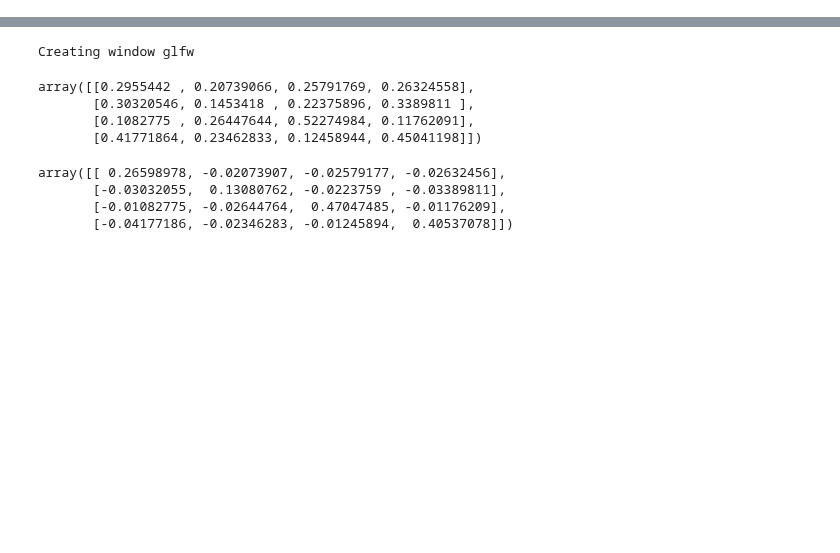
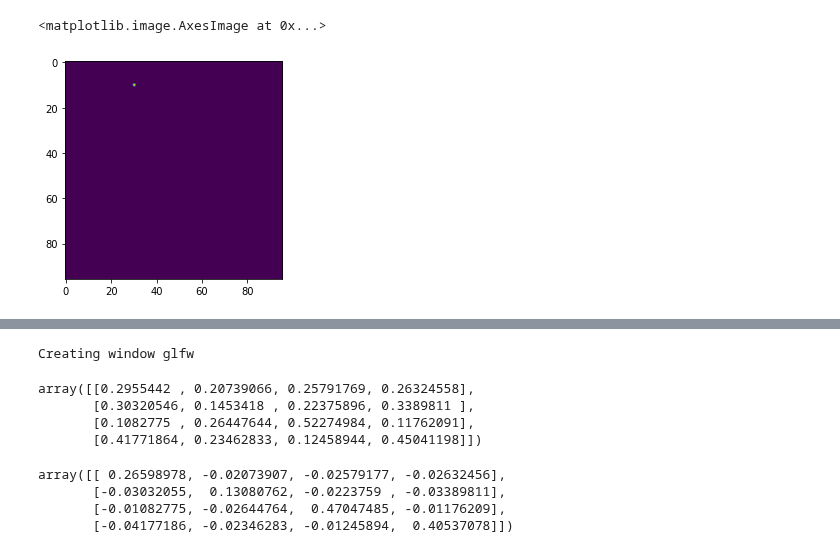
Before and after one commit to hogunkee/ur5_manipulation, a Jupyter notebook: ur5_mujoco/TestPadding.ipynb, the cells around one changed output, grey strips where cells are left out. Cells and saved outputs as stored; diff of their text form; code cells hidden in the pictures; blank space fills up the shorter version.

```diff
--- a/ur5_mujoco/TestPadding.ipynb
+++ b/ur5_mujoco/TestPadding.ipynb
@@ -0,0 +5,7 @@
+# %%
+x = np.zeros([96, 96])
+x[10, 30] = 1
+plt.imshow(x)
+# %% [output]
+<matplotlib.image.AxesImage at 0x...>
+[figure, added]
```
Also changed, not shown: parts of 2 cells of this notebook, 3 other files.
